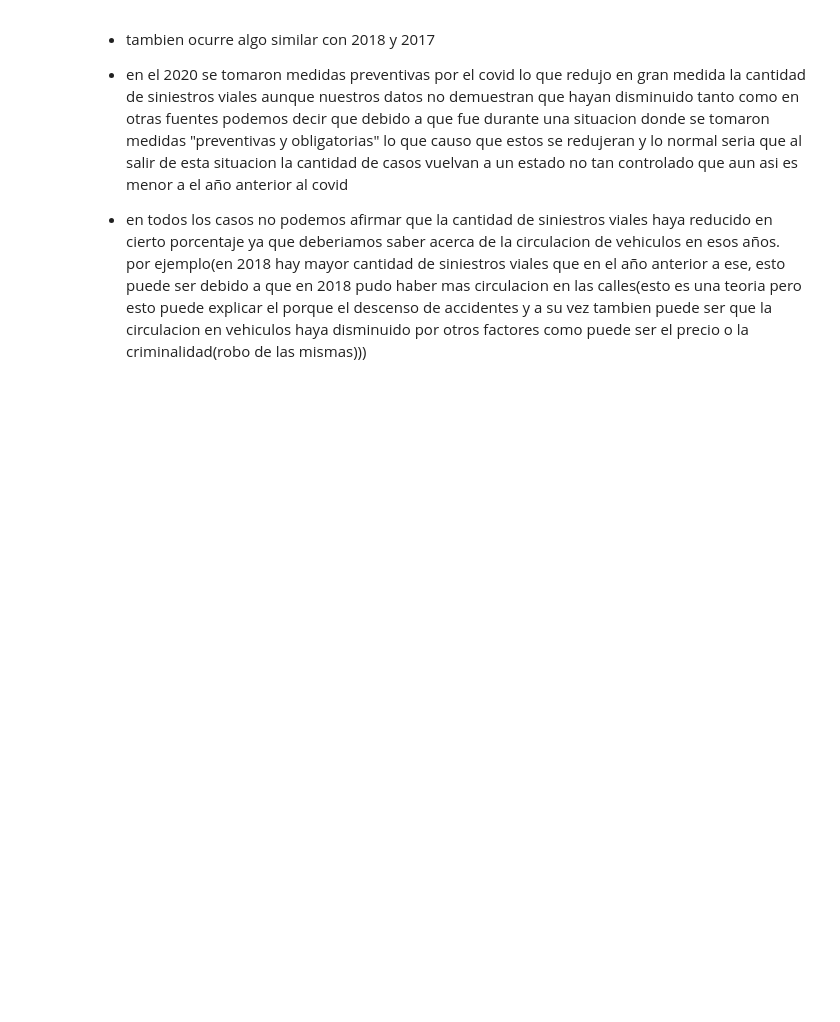
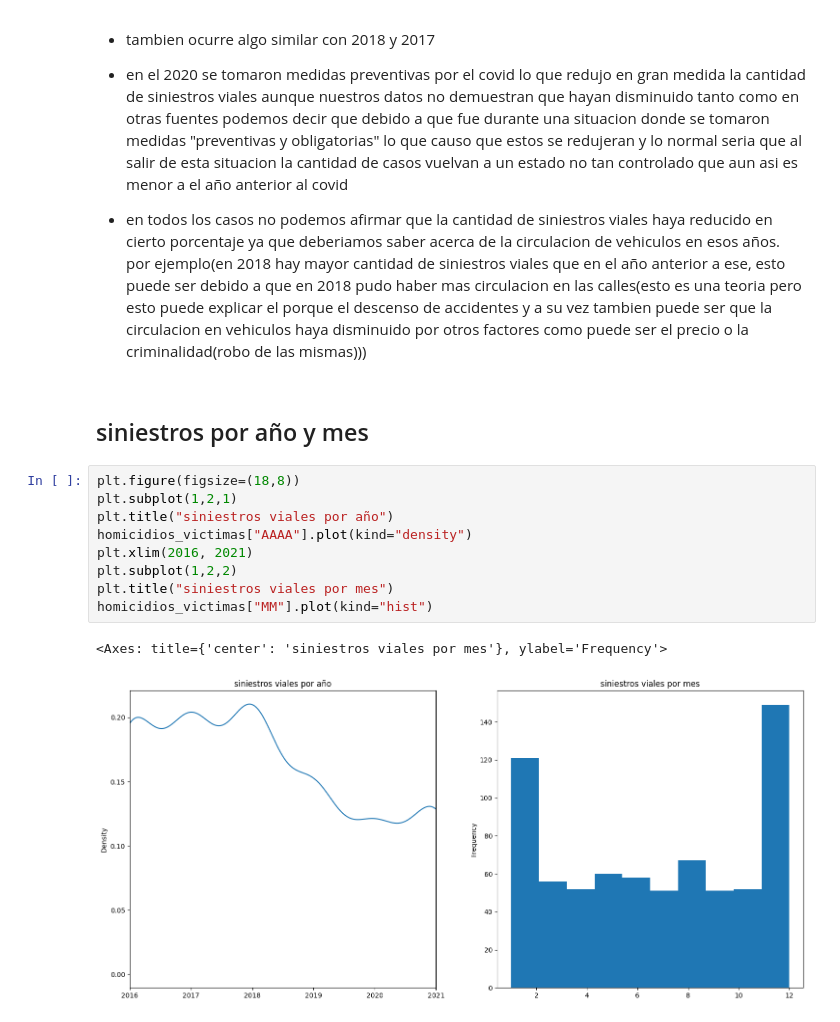
Before and after one commit to tDelbarco/PI_DataAnalytics_Siniestros-Viales, a Jupyter notebook: EDA.ipynb, the cells around one changed output. Drawn from its saved outputs; the diff is of its cells as text; blank space fills up the shorter version.

Commit message:
fin EDA victimas

```diff
--- a/EDA.ipynb
+++ b/EDA.ipynb
@@ -564,3 +674,17 @@ accidentes_año.plot(kind="barh")
 * en el 2020 se tomaron medidas preventivas por el covid lo que redujo en gran medida la cantidad de siniestros viales aunque nuestros datos no demuestran que hayan disminuido tanto como en otras fuentes podemos decir que debido a que fue durante una situacion donde se tomaron medidas "preventivas y obligatorias" lo que causo que estos se redujeran y lo normal seria que al salir de esta situacion la cantidad de casos vuelvan a un estado no tan controlado que aun asi es menor a el año anterior al covid
 
 * en todos los casos no podemos afirmar que la cantidad de siniestros viales haya reducido en cierto porcentaje ya que deberiamos saber acerca de la circulacion de vehiculos en esos años. por ejemplo(en 2018 hay mayor cantidad de siniestros viales que en el año anterior a ese, esto puede ser debido a que en 2018 pudo haber mas circulacion en las calles(esto es una teoria pero esto puede explicar el porque el descenso de accidentes y a su vez tambien puede ser que la circulacion en vehiculos haya disminuido por otros factores como puede ser el precio o la criminalidad(robo de las mismas)))
+# %% [markdown]
+## siniestros por año y mes
+# %%
+plt.figure(figsize=(18,8))
+plt.subplot(1,2,1)
+plt.title("siniestros viales por año")
+homicidios_victimas["AAAA"].plot(kind="density")
+plt.xlim(2016, 2021)
+plt.subplot(1,2,2)
+plt.title("siniestros viales por mes")
+homicidios_victimas["MM"].plot(kind="hist")
+# %% [output]
+<Axes: title={'center': 'siniestros viales por mes'}, ylabel='Frequency'>
+[figure, added]
```
Also changed, not shown: parts of 35 cells of this notebook, 1 other file.
